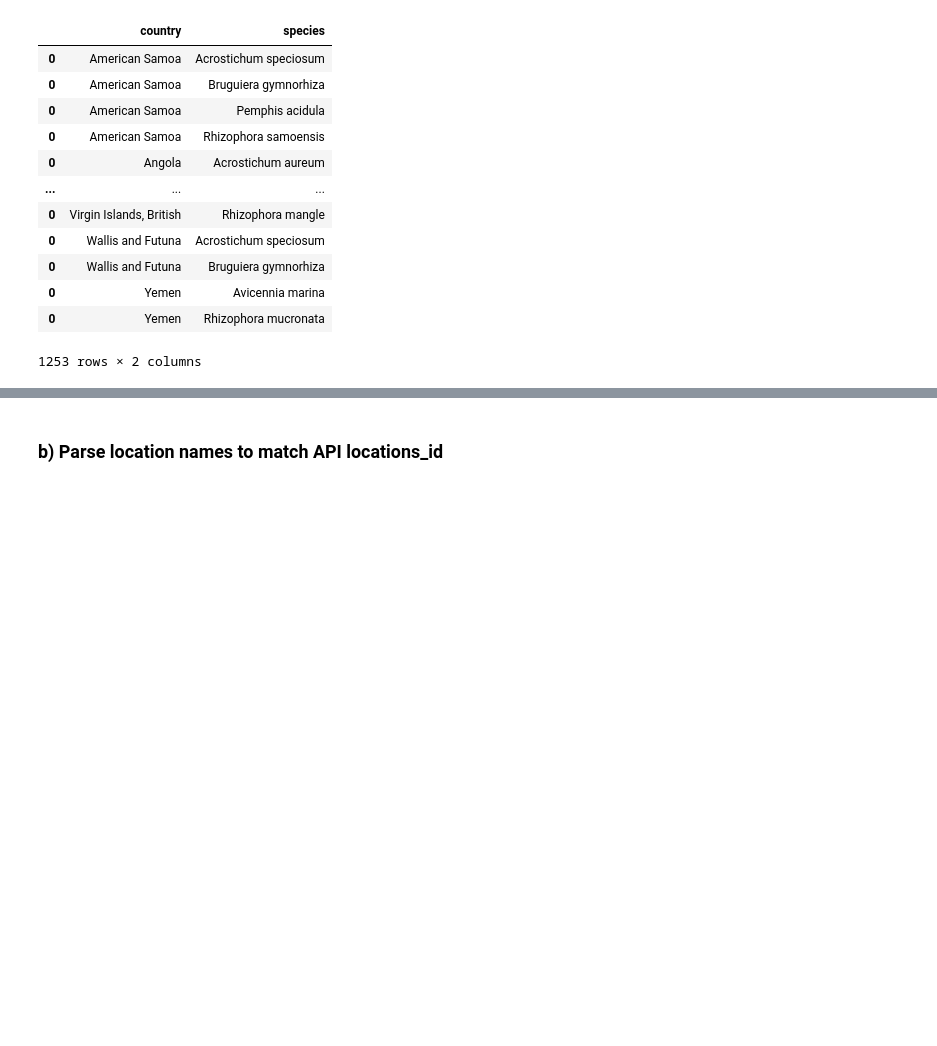
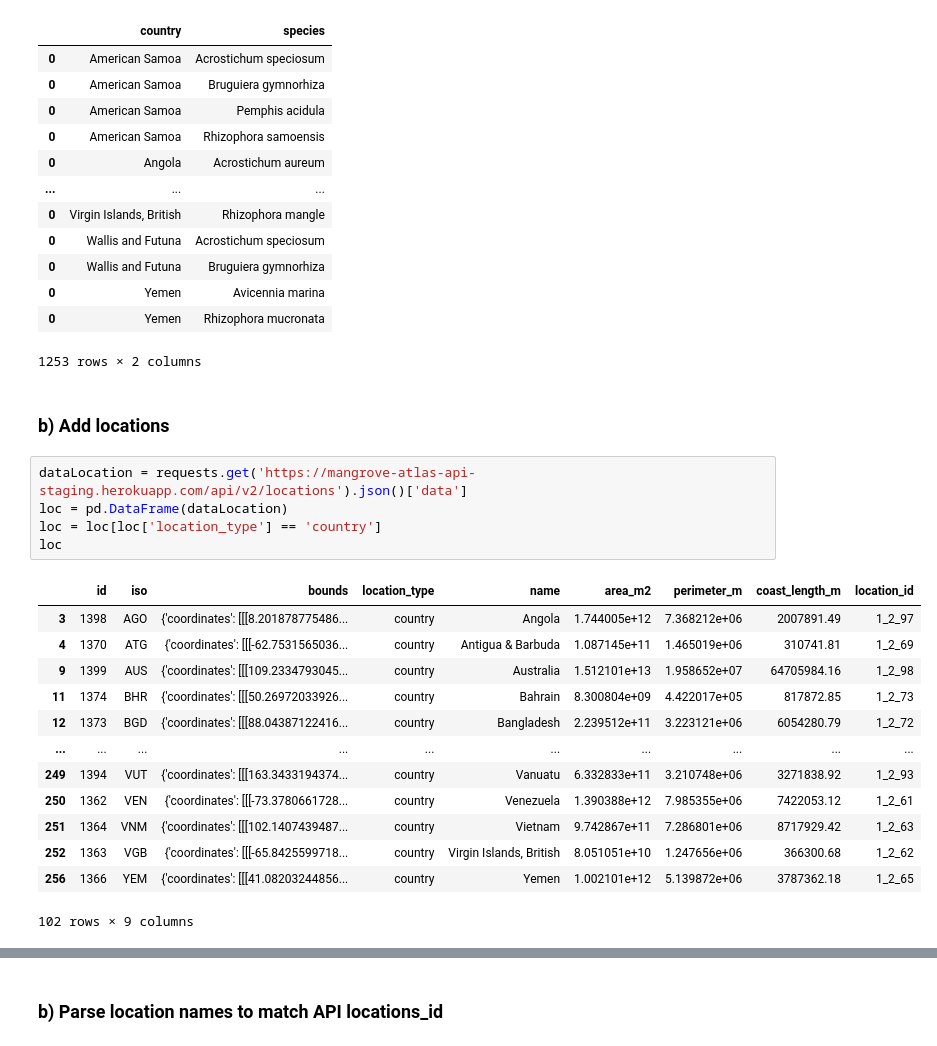
Before and after one commit to Vizzuality/mangrove-atlas, a Jupyter notebook: data/notebooks/Lab/data_processing/species_widget_validatior_test.ipynb, the cells around one changed output, grey strips where cells are left out. Cells and saved outputs as stored; diff of their text form; blank space fills up the shorter version.

Commit message:
Species Locations data preparation

```diff
--- a/data/notebooks/Lab/data_processing/species_widget_validatior_test.ipynb
+++ b/data/notebooks/Lab/data_processing/species_widget_validatior_test.ipynb
@@ -307,3 +302,24 @@ table2
 | 0 | Yemen | Avicennia marina |
 | 0 | Yemen | Rhizophora mucronata |
 1253 rows × 2 columns
+# %% [markdown]
+### b) Add locations
+# %%
+dataLocation = requests.get('https://mangrove-atlas-api-staging.herokuapp.com/api/v2/locations').json()['data']
+loc = pd.DataFrame(dataLocation)
+loc = loc[loc['location_type'] == 'country']
+loc
+# %% [output]
+|  | id | iso | bounds | location_type | name | area_m2 | perimeter_m | coast_length_m | location_id |
+| 3 | 1398 | AGO | {'coordinates': [[[8.201878775486... | country | Angola | 1.744005e+12 | 7.368212e+06 | 2007891.49 | 1_2_97 |
+| 4 | 1370 | ATG | {'coordinates': [[[-62.7531565036... | country | Antigua & Barbuda | 1.087145e+11 | 1.465019e+06 | 310741.81 | 1_2_69 |
+| 9 | 1399 | AUS | {'coordinates': [[[109.2334793045... | country | Australia | 1.512101e+13 | 1.958652e+07 | 64705984.16 | 1_2_98 |
+| 11 | 1374 | BHR | {'coordinates': [[[50.26972033926... | country | Bahrain | 8.300804e+09 | 4.422017e+05 | 817872.85 | 1_2_73 |
+| 12 | 1373 | BGD | {'coordinates': [[[88.04387122416... | country | Bangladesh | 2.239512e+11 | 3.223121e+06 | 6054280.79 | 1_2_72 |
+| ... | ... | ... | ... | ... | ... | ... | ... | ... | ... |
+| 249 | 1394 | VUT | {'coordinates': [[[163.3433194374... | country | Vanuatu | 6.332833e+11 | 3.210748e+06 | 3271838.92 | 1_2_93 |
+| 250 | 1362 | VEN | {'coordinates': [[[-73.3780661728... | country | Venezuela | 1.390388e+12 | 7.985355e+06 | 7422053.12 | 1_2_61 |
+| 251 | 1364 | VNM | {'coordinates': [[[102.1407439487... | country | Vietnam | 9.742867e+11 | 7.286801e+06 | 8717929.42 | 1_2_63 |
+| 252 | 1363 | VGB | {'coordinates': [[[-65.8425599718... | country | Virgin Islands, British | 8.051051e+10 | 1.247656e+06 | 366300.68 | 1_2_62 |
+| 256 | 1366 | YEM | {'coordinates': [[[41.08203244856... | country | Yemen | 1.002101e+12 | 5.139872e+06 | 3787362.18 | 1_2_65 |
+102 rows × 9 columns
```
Also changed, not shown: parts of 11 cells of this notebook.
